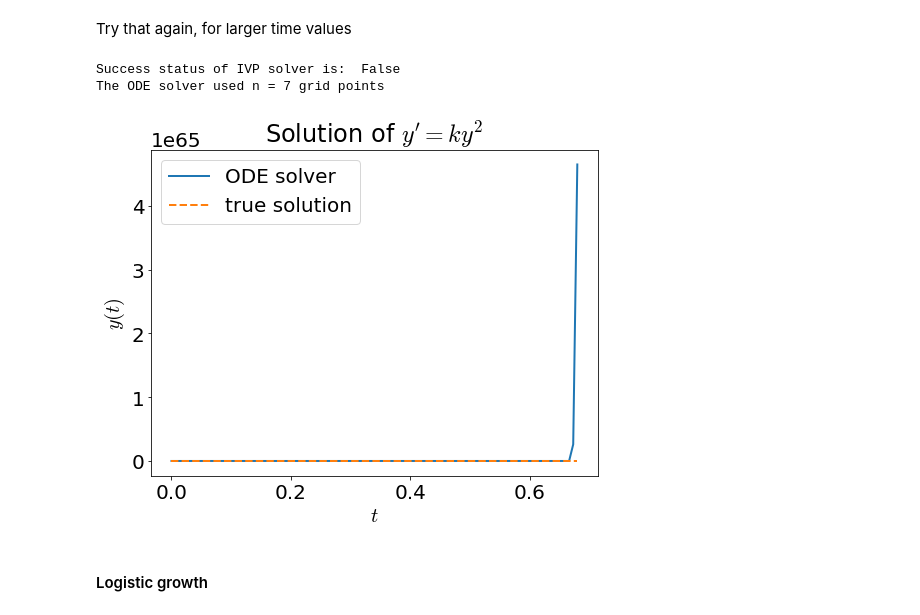
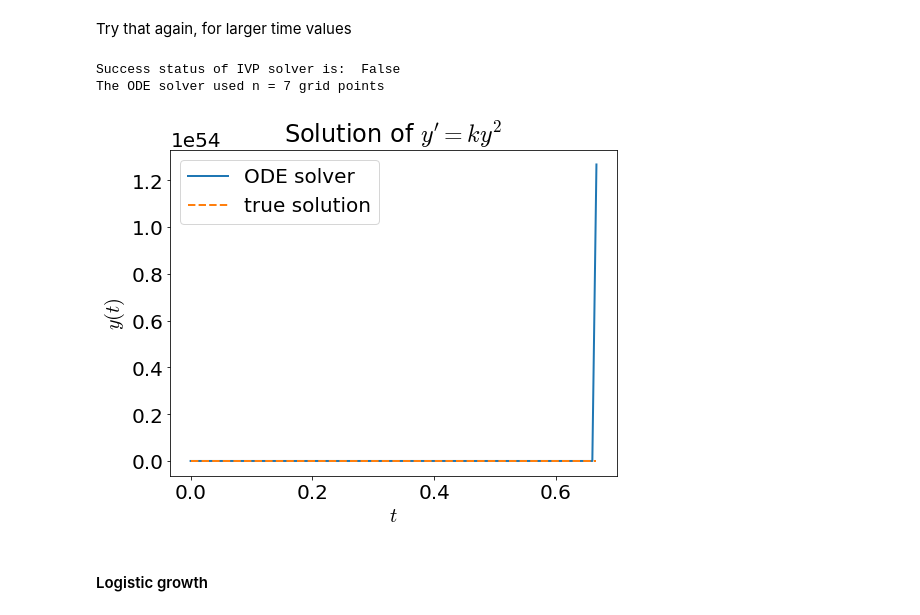
Before and after one commit to stephenbeckr/numerical-analysis-class, a Jupyter notebook: Demos/Ch5_ODEs.ipynb, the cells around one changed output. Saved outputs shown, nothing was run; the diff lists cells and outputs as text; code cells hidden in the pictures.

Commit message:
fix y vs u typos, better plots

```diff
--- a/Demos/Ch5_ODEs.ipynb
+++ b/Demos/Ch5_ODEs.ipynb
@@ -148,26 +150,26 @@ The ODE solver used n = 7 grid points
 Try that again, for larger time values
 # %%
 # Malthusian growth
-tspan = [0,.68] # Try this
+tspan = [0,.66667] # Try this
 y0 = [.5]
 fMalthusian = lambda u, y : k*y**2
 solMalthusian = solve_ivp(fMalthusian,tspan,y0,dense_output=True,
                           t_eval=np.linspace(tspan[0],tspan[1],150))
 print('Success status of IVP solver is: ', solMalthusian.success )
 y_interpolated = solMalthusian.sol
 t_points  = np.linspace(tspan[0],tspan[1],100)
 
 plt.plot(t_points, y_interpolated(t_points)[0],"-",label='ODE solver')
 trueSoln = lambda t : 1/(1/y0[0]-k*t)
 plt.plot(t_points, trueSoln(t_points),"--",label='true solution')
 plt.xlabel("$t$"); plt.ylabel("$y(t)$");
 plt.title("Solution of $y'=ky^2$");
 print(f'The ODE solver used n = {solExponential.t.size} grid points')
 plt.legend();
 # %% [output]
 Success status of IVP solver is:  False
 The ODE solver used n = 7 grid points
-[figure, old version]
+[figure, new version]
 # %% [markdown]
 #### Logistic growth
 # %%
```
Also changed, not shown: parts of 6 cells of this notebook.
